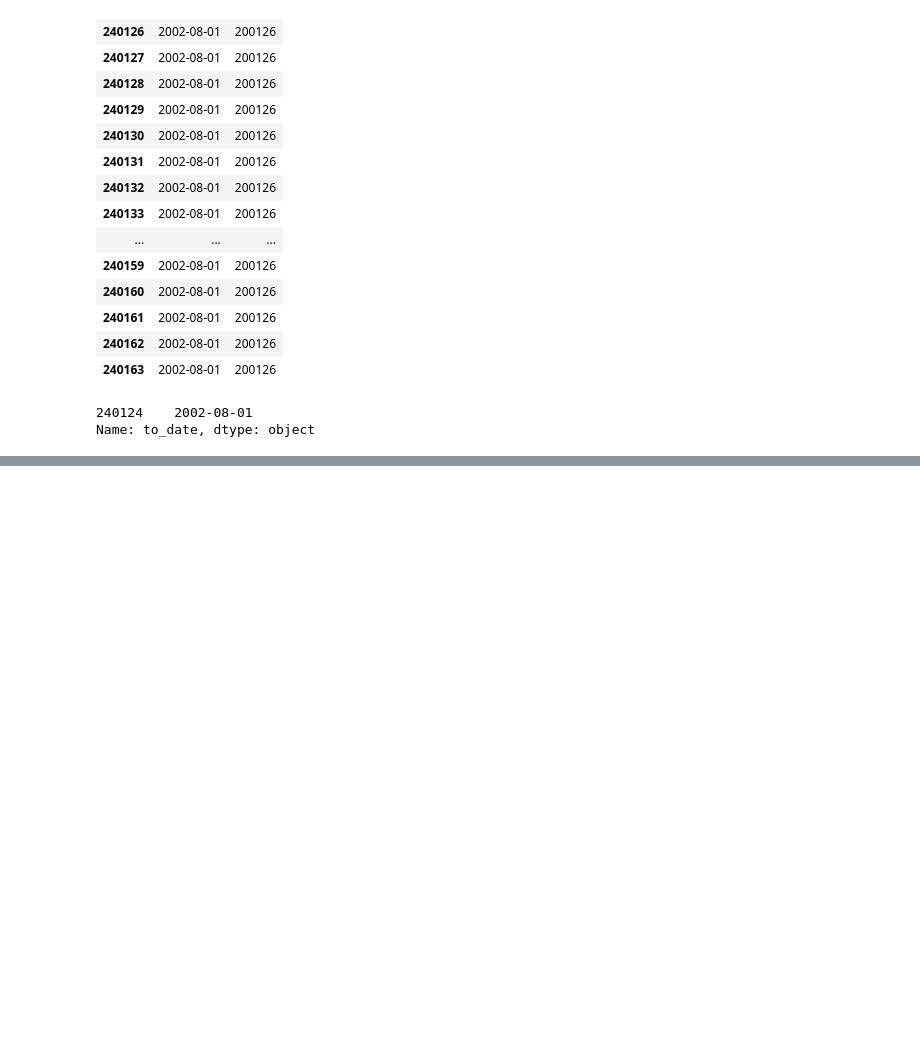
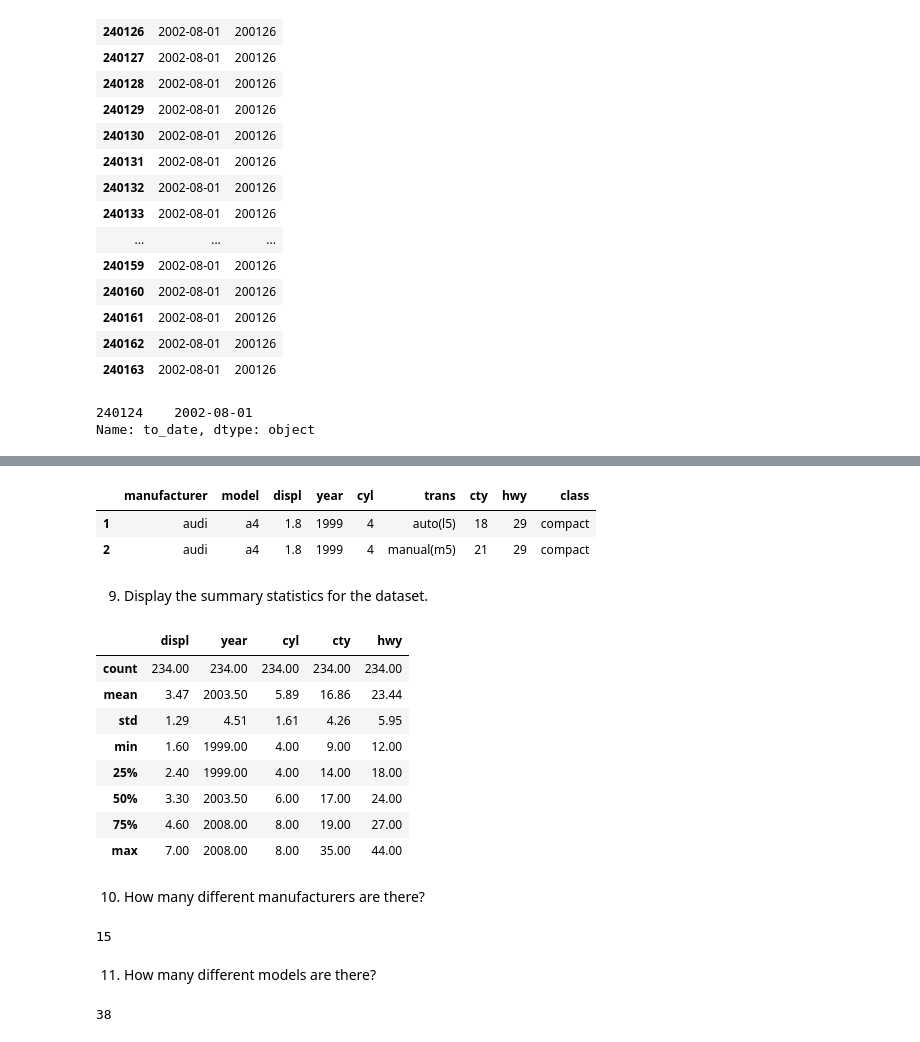
Before and after one commit to nadia-paz/numpy-pandas-visualization-exercises, a Jupyter notebook: advanced_dataframes.ipynb, the cells around one changed output, grey strips where cells are left out. Drawn from its saved outputs; the diff is of its cells as text; code cells hidden in the pictures; blank space fills up the shorter version.

```diff
--- a/advanced_dataframes.ipynb
+++ b/advanced_dataframes.ipynb
@@ -147,0 +290,32 @@ Name: to_date, dtype: object
+# %%
+mpg.drop(columns = ['drv', 'fl']).head(2)
+# %% [output]
+|  | manufacturer | model | displ | year | cyl | trans | cty | hwy | class |
+| 1 | audi | a4 | 1.8 | 1999 | 4 | auto(l5) | 18 | 29 | compact |
+| 2 | audi | a4 | 1.8 | 1999 | 4 | manual(m5) | 21 | 29 | compact |
+# %% [markdown]
+9. Display the summary statistics for the dataset.
+# %%
+mpg.describe().round(2)
+# %% [output]
+|  | displ | year | cyl | cty | hwy |
+| count | 234.00 | 234.00 | 234.00 | 234.00 | 234.00 |
+| mean | 3.47 | 2003.50 | 5.89 | 16.86 | 23.44 |
+| std | 1.29 | 4.51 | 1.61 | 4.26 | 5.95 |
+| min | 1.60 | 1999.00 | 4.00 | 9.00 | 12.00 |
+| 25% | 2.40 | 1999.00 | 4.00 | 14.00 | 18.00 |
+| 50% | 3.30 | 2003.50 | 6.00 | 17.00 | 24.00 |
+| 75% | 4.60 | 2008.00 | 8.00 | 19.00 | 27.00 |
+| max | 7.00 | 2008.00 | 8.00 | 35.00 | 44.00 |
+# %% [markdown]
+10. How many different manufacturers are there?
+# %%
+mpg.manufacturer.nunique()
+# %% [output]
+15
+# %% [markdown]
+11. How many different models are there?
+# %%
+mpg.model.nunique()
+# %% [output]
+38
```
Also changed, not shown: parts of 32 cells of this notebook.
